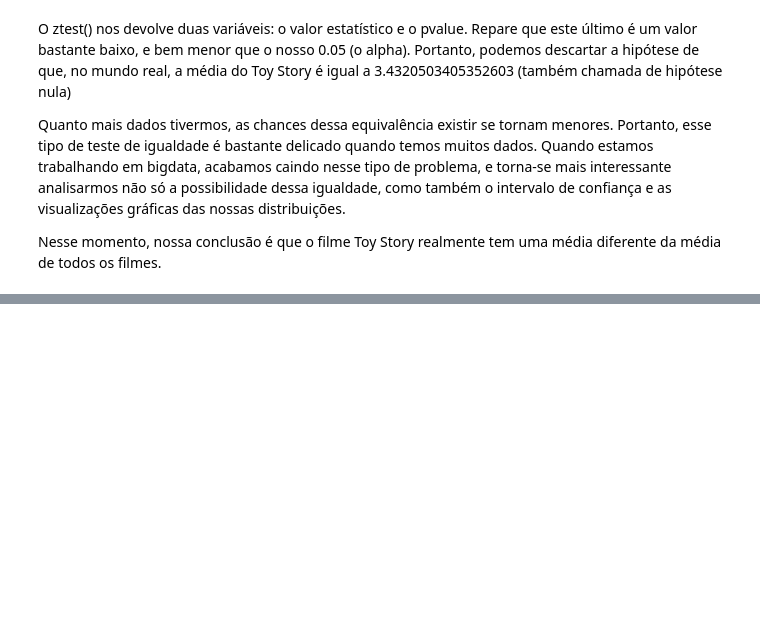
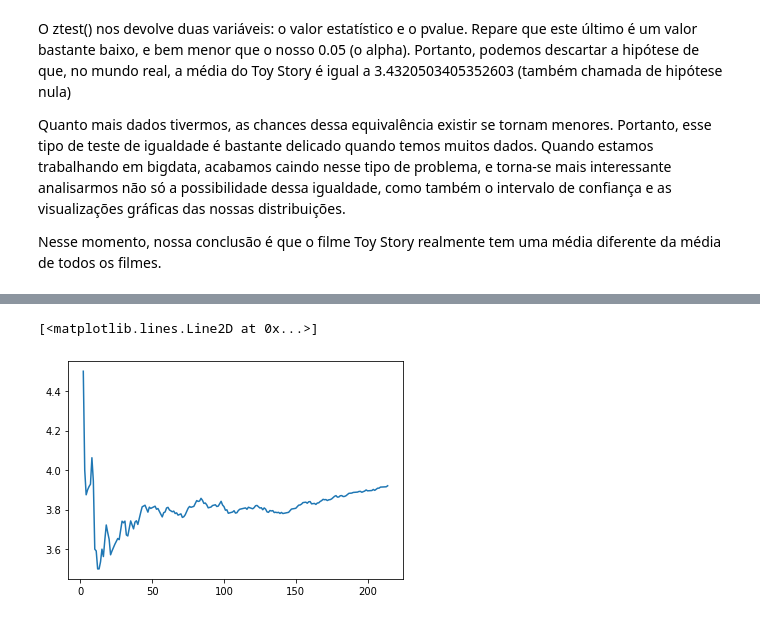
Before and after one commit to marantmir/Formacao_Data_Science, a Jupyter notebook: Data_Science_Introdução_a_Testes.ipynb, the cells around one changed output, grey strips where cells are left out. Drawn from its saved outputs; the diff is of its cells as text; code cells hidden in the pictures; blank space fills up the shorter version.

```diff
--- a/Data_Science_Introdução_a_Testes.ipynb
+++ b/Data_Science_Introdução_a_Testes.ipynb
@@ -465,0 +479,11 @@ Nesse momento, nossa conclusão é que o filme Toy Story realmente tem uma médi
+# %%
+# Criaremos, então, uma função calcula_teste(i). Nela, colocaremos o código referente à media do trecho analisado (temp[0:i].mean()). Além disso, aplicaremos o ztest() para essas notas, estipulando como referência o valor 3.4320503405352603. Essa função nos dará dois retornos: stat e p
+np.random.seed(75241)
+temp = notas1.sample(frac=1).rating
+
+def calcula_teste(i):
+  media = temp[0:i].mean()
+  stat, p = ztest(temp[0:i], value=3.4320503405352603)
+  return (i, media, p)
+medias = [calcula_teste(i) for i in range(2, len(temp))]
+medias
@@ -465,0 +508,9 @@ Nesse momento, nossa conclusão é que o filme Toy Story realmente tem uma médi
+# %%
+# Agora, vamos imprimir a média, que é a segunda coluna do nosso conjunto. Para isso, transformaremos o retorno de medias em um array do numpy, e passaremos essa variável para a função plt.plot(), pegando apenas a segunda coluna (1)
+valores = np.array([calcula_teste(i) for i in range(2, len(temp))])
+medias
+
+plt.plot(valores[:,0],valores[:,1])
+# %% [output]
+[<matplotlib.lines.Line2D at 0x...>]
+[figure, added]
```
Also changed, not shown: parts of 6 cells of this notebook.
